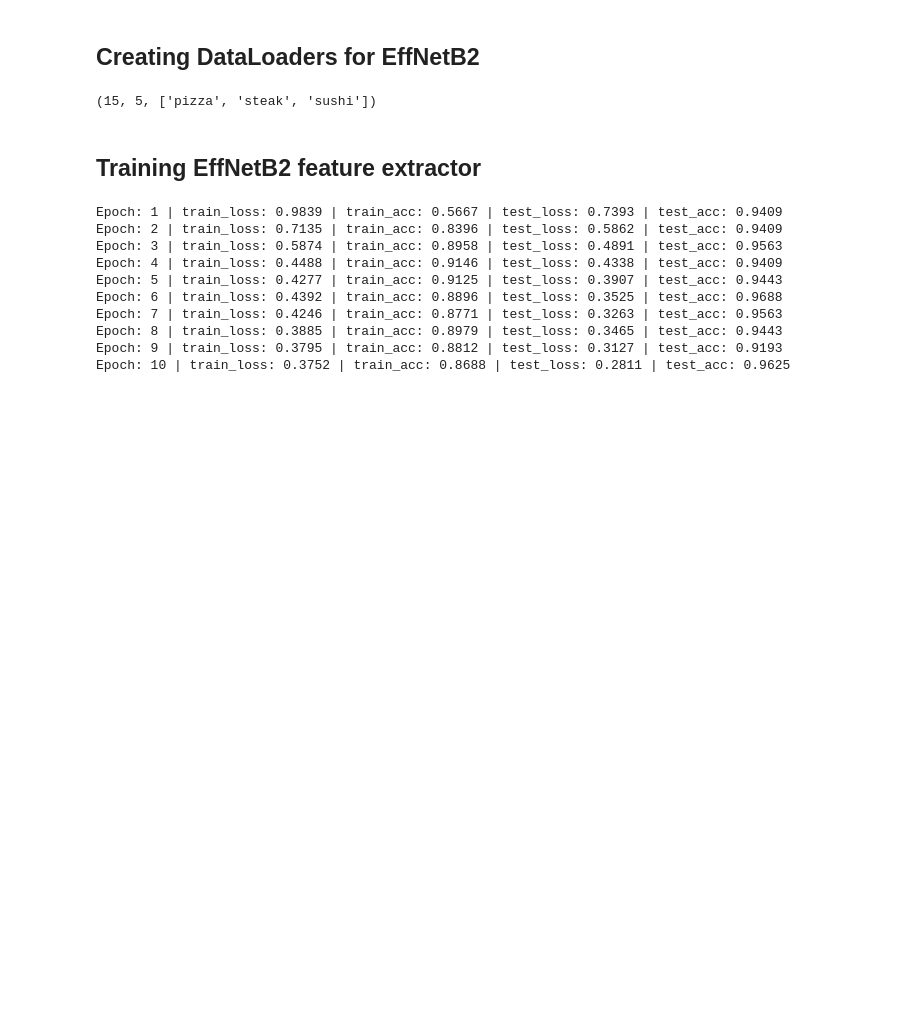
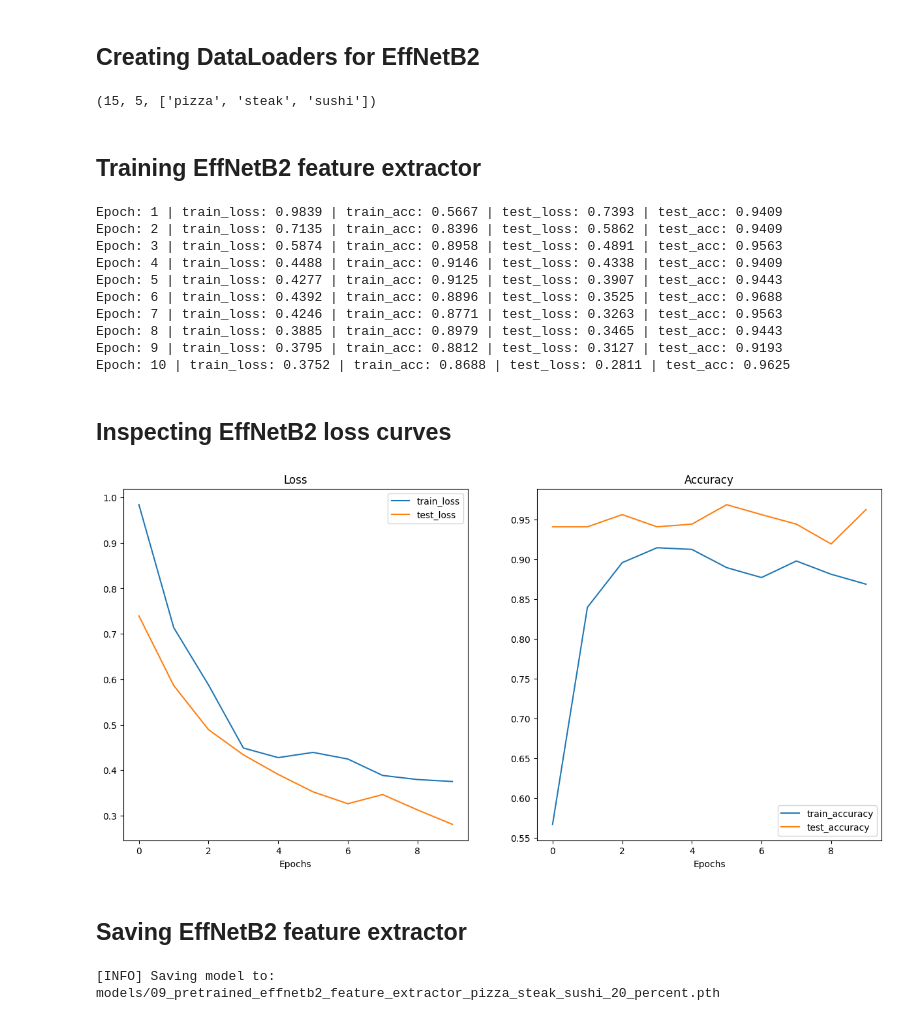
Before and after one commit to shivabasnet85/learning-pytorch-journey, a Jupyter notebook: 09_pytorch_model_deployment.ipynb, the cells around one changed output. Saved outputs shown, nothing was run; the diff lists cells and outputs as text; code cells hidden in the pictures; blank space fills up the shorter version.

```diff
--- a/09_pytorch_model_deployment.ipynb
+++ b/09_pytorch_model_deployment.ipynb
@@ -253,3 +238,22 @@ Epoch: 7 | train_loss: 0.4246 | train_acc: 0.8771 | test_loss: 0.3263 | test_acc
 Epoch: 8 | train_loss: 0.3885 | train_acc: 0.8979 | test_loss: 0.3465 | test_acc: 0.9443
 Epoch: 9 | train_loss: 0.3795 | train_acc: 0.8812 | test_loss: 0.3127 | test_acc: 0.9193
 Epoch: 10 | train_loss: 0.3752 | train_acc: 0.8688 | test_loss: 0.2811 | test_acc: 0.9625
+# %% [markdown]
+## Inspecting EffNetB2 loss curves
+# %%
+from helper_functions import plot_loss_curves
+
+plot_loss_curves(effnetb2_results)
+# %% [output]
+[figure, added]
+# %% [markdown]
+## Saving EffNetB2 feature extractor
+# %%
+from going_modular.going_modular import utils
+
+# Save the model
+utils.save_model(model=effnetb2,
+                 target_dir="models",
+                 model_name="09_pretrained_effnetb2_feature_extractor_pizza_steak_sushi_20_percent.pth")
+# %% [output]
+[INFO] Saving model to: models/09_pretrained_effnetb2_feature_extractor_pizza_steak_sushi_20_percent.pth
```
Also changed, not shown: parts of 27 cells of this notebook.
